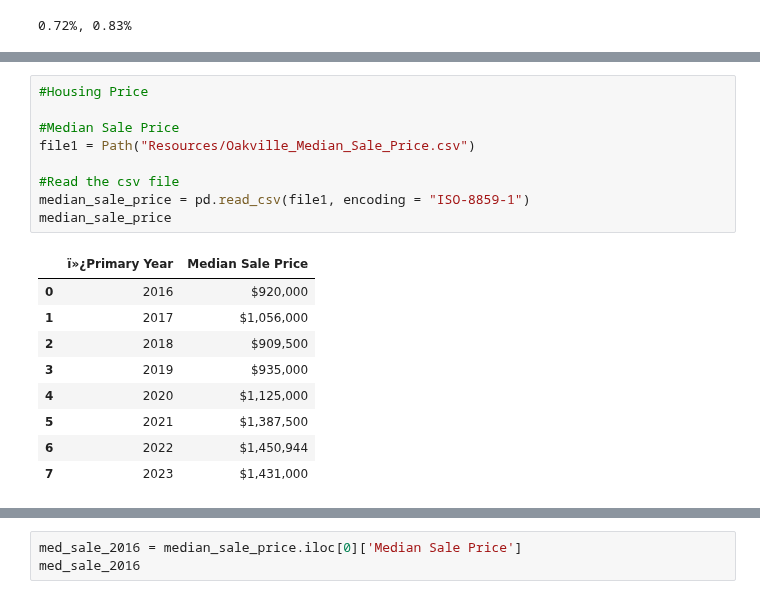
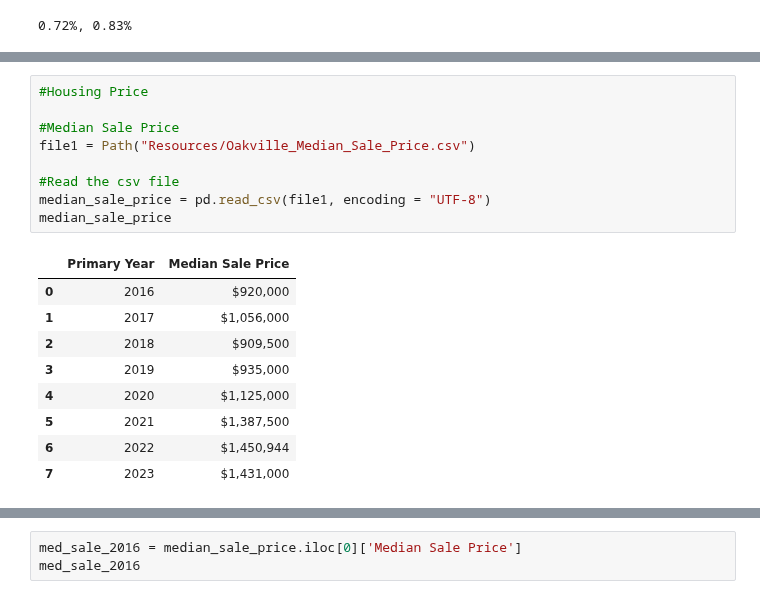
Before and after one commit to MaisieDeGraaf/oakville-housing-analysis, a Jupyter notebook: Code-Pooja/Housing.ipynb, the cells around one changed output, grey strips where cells are left out. Cells and saved outputs as stored; diff of their text form.

```diff
--- a/Code-Pooja/Housing.ipynb
+++ b/Code-Pooja/Housing.ipynb
@@ -167,14 +167,14 @@ Oakville_df
 # %%
 #Housing Price
 
 #Median Sale Price
 file1 = Path("Resources/Oakville_Median_Sale_Price.csv")
 
 #Read the csv file
-median_sale_price = pd.read_csv(file1, encoding = "ISO-8859-1")
+median_sale_price = pd.read_csv(file1, encoding = "UTF-8")
 median_sale_price
 # %% [output]
-|  | ï»¿Primary Year | Median Sale Price |
+|  | Primary Year | Median Sale Price |
 | 0 | 2016 | $920,000 |
 | 1 | 2017 | $1,056,000 |
 | 2 | 2018 | $909,500 |
```
Also changed, not shown: parts of 4 cells of this notebook.
